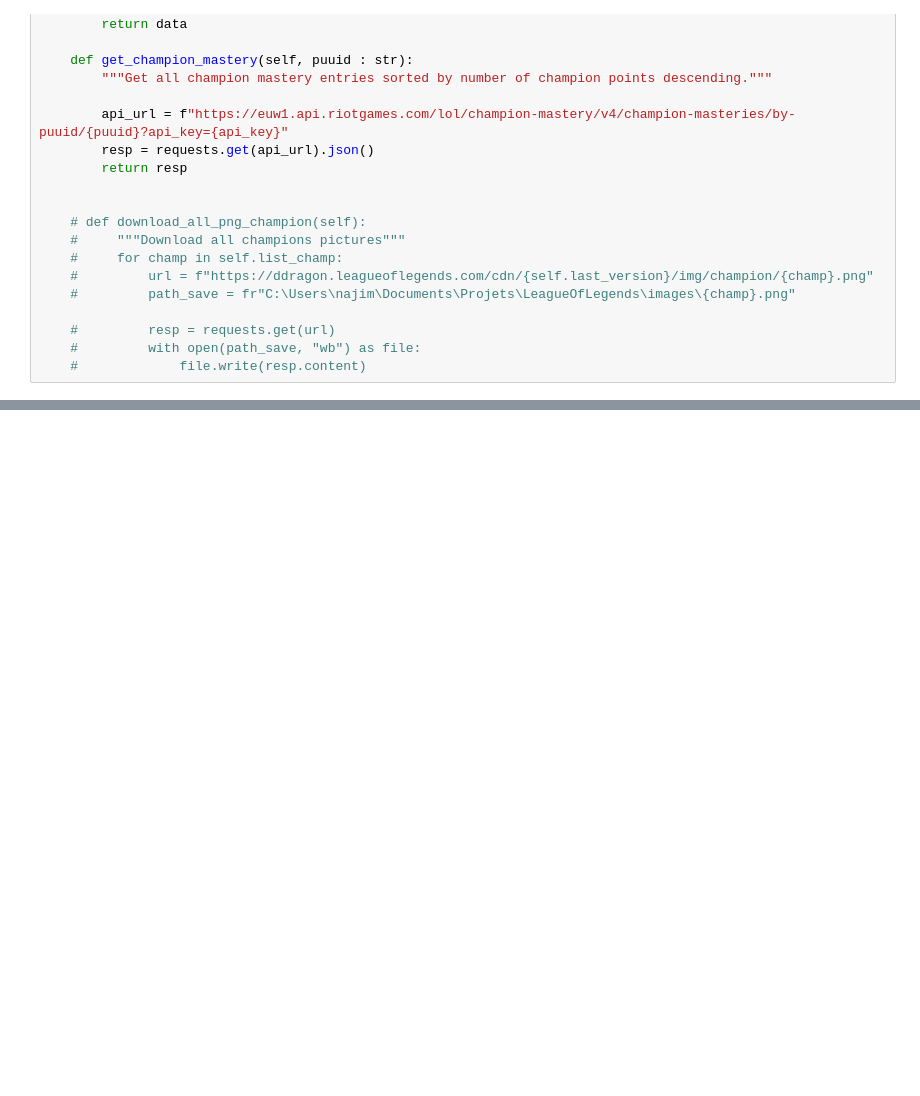
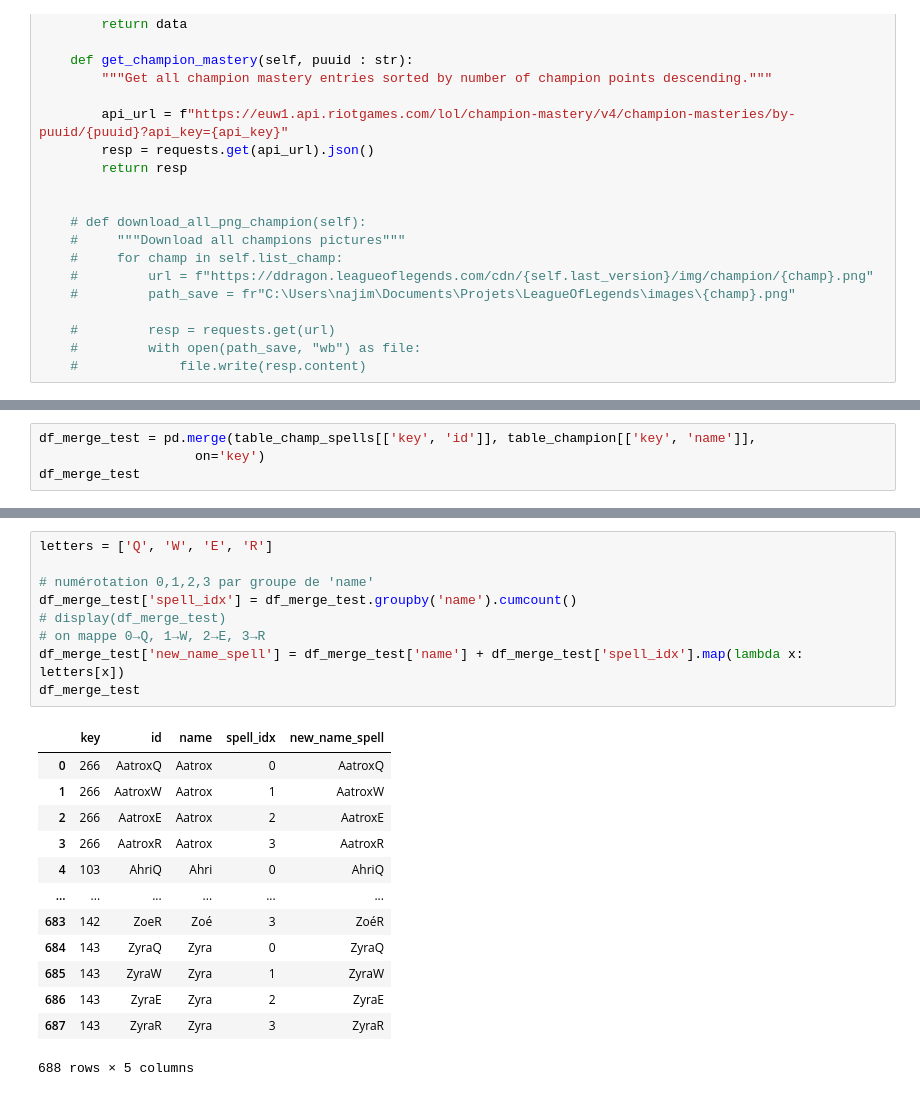
Before and after one commit to NajimDja/League-of-Legends, a Jupyter notebook: notebook/champion.ipynb, the cells around one changed output, grey strips where cells are left out. Drawn from its saved outputs; the diff is of its cells as text; blank space fills up the shorter version.

```diff
--- a/notebook/champion.ipynb
+++ b/notebook/champion.ipynb
@@ -274,0 +349,4 @@ table_champ_stats_up
+# %%
+df_merge_test = pd.merge(table_champ_spells[['key', 'id']], table_champion[['key', 'name']],
+                    on='key')
+df_merge_test
@@ -274,0 +367,23 @@ table_champ_stats_up
+# %%
+letters = ['Q', 'W', 'E', 'R']
+
+# numérotation 0,1,2,3 par groupe de 'name'
+df_merge_test['spell_idx'] = df_merge_test.groupby('name').cumcount()
+# display(df_merge_test)
+# on mappe 0→Q, 1→W, 2→E, 3→R
+df_merge_test['new_name_spell'] = df_merge_test['name'] + df_merge_test['spell_idx'].map(lambda x: letters[x])
+df_merge_test
+# %% [output]
+|  | key | id | name | spell_idx | new_name_spell |
+| 0 | 266 | AatroxQ | Aatrox | 0 | AatroxQ |
+| 1 | 266 | AatroxW | Aatrox | 1 | AatroxW |
+| 2 | 266 | AatroxE | Aatrox | 2 | AatroxE |
+| 3 | 266 | AatroxR | Aatrox | 3 | AatroxR |
+| 4 | 103 | AhriQ | Ahri | 0 | AhriQ |
+| ... | ... | ... | ... | ... | ... |
+| 683 | 142 | ZoeR | Zoé | 3 | ZoéR |
+| 684 | 143 | ZyraQ | Zyra | 0 | ZyraQ |
+| 685 | 143 | ZyraW | Zyra | 1 | ZyraW |
+| 686 | 143 | ZyraE | Zyra | 2 | ZyraE |
+| 687 | 143 | ZyraR | Zyra | 3 | ZyraR |
+688 rows × 5 columns
```
Also changed, not shown: parts of 14 cells of this notebook.
